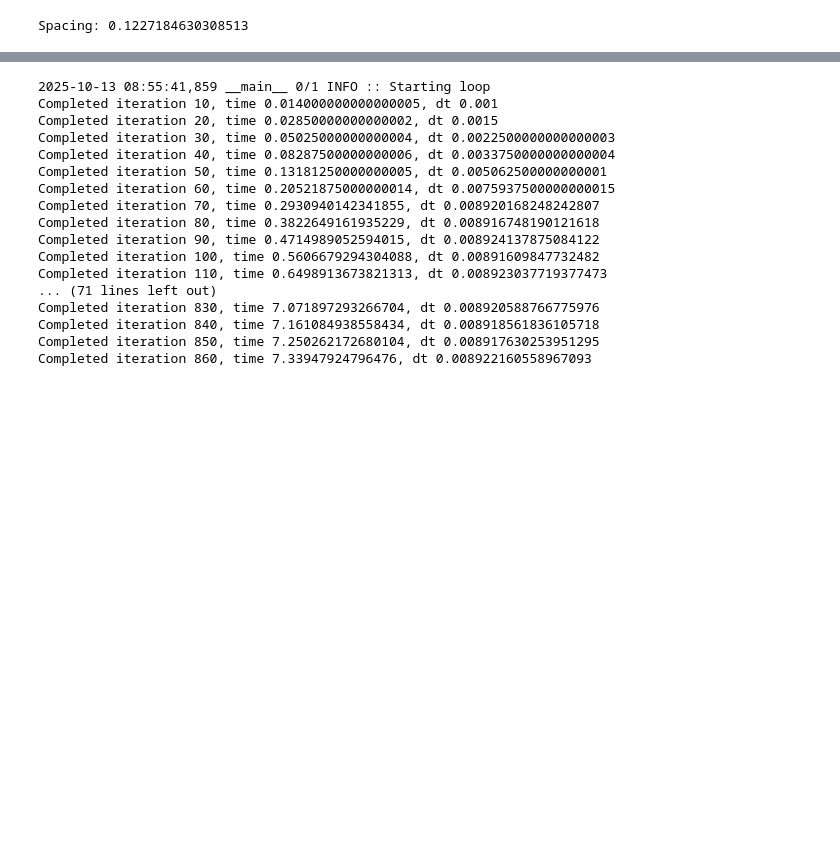
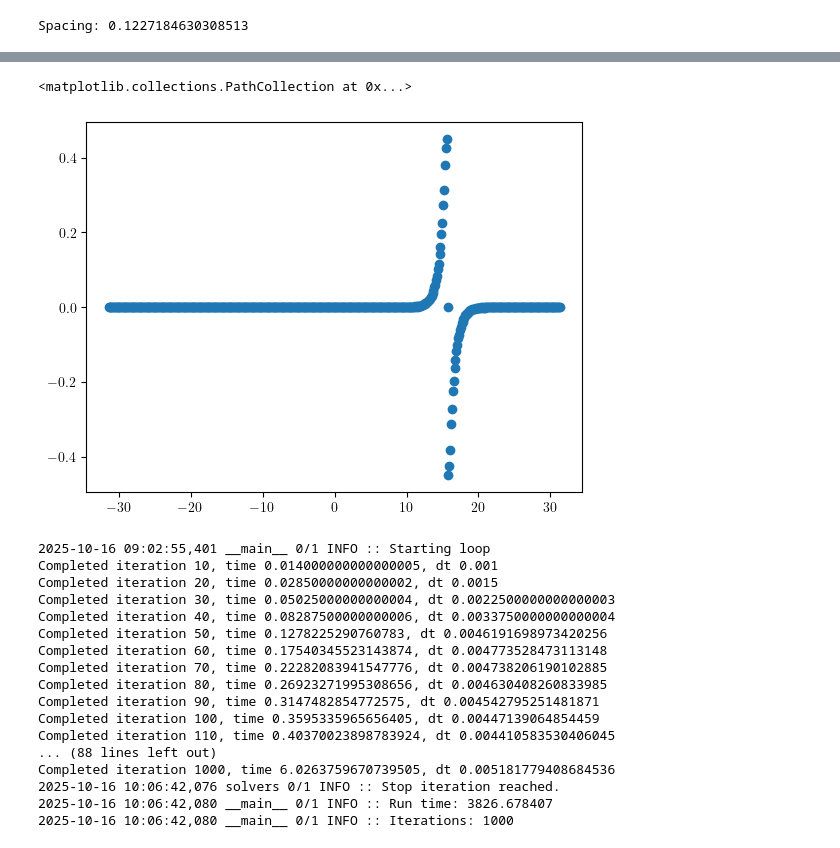
Before and after one commit to leopidolite/dedalus, a Jupyter notebook: SWE_IVP_.ipynb, the cells around one changed output, grey strips where cells are left out. Saved outputs shown, nothing was run; the diff lists cells and outputs as text; code cells hidden in the pictures; blank space fills up the shorter version.

```diff
--- a/SWE_IVP_.ipynb
+++ b/SWE_IVP_.ipynb
@@ -337,5 +253,10 @@ solver = problem.build_solver('RK222')
+# %%
+plt.scatter(y, h['g'][1])
+# %% [output]
+<matplotlib.collections.PathCollection at 0x...>
+[figure, added]
 # %%
-solver.stop_sim_time = 10
+solver.stop_sim_time = 50
 solver.stop_wall_time = np.inf
 solver.stop_iteration = 1000
 
@@ -365,32 +286,31 @@ while solver.proceed:
     u_list.append(np.copy(u['g']))
     h_list.append(np.copy(h['g']))
 
+
     if solver.iteration % 10 == 0:
         print('Completed iteration {}, time {}, dt {}'.format(solver.iteration, t_list[-1], dt))
 
 end_time = time.time()
 
-# np.set_array(np.ravel(u['g'].T))
-# display.clear_output()
-# Print statistics
+
 logger.info('Run time: %f' %(end_time-start_time))
 
 logger.info('Iterations: %i' %solver.iteration)
 # %% [output]
-2025-10-13 08:55:41,859 __main__ 0/1 INFO :: Starting loop
+2025-10-16 09:02:55,401 __main__ 0/1 INFO :: Starting loop
 Completed iteration 10, time 0.014000000000000005, dt 0.001
 Completed iteration 20, time 0.02850000000000002, dt 0.0015
 Completed iteration 30, time 0.05025000000000004, dt 0.0022500000000000003
 Completed iteration 40, time 0.08287500000000006, dt 0.0033750000000000004
-Completed iteration 50, time 0.13181250000000005, dt 0.005062500000000001
-Completed iteration 60, time 0.20521875000000014, dt 0.0075937500000000015
-Completed iteration 70, time 0.2930940142341855, dt 0.008920168248242807
-Completed iteration 80, time 0.3822649161935229, dt 0.008916748190121618
-Completed iteration 90, time 0.4714989052594015, dt 0.008924137875084122
-Completed iteration 100, time 0.5606679294304088, dt 0.00891609847732482
-Completed iteration 110, time 0.6498913673821313, dt 0.008923037719377473
-... (71 lines left out)
-Completed iteration 830, time 7.071897293266704, dt 0.008920588766775976
-Completed iteration 840, time 7.161084938558434, dt 0.008918561836105718
-Completed iteration 850, time 7.250262172680104, dt 0.008917630253951295
-Completed iteration 860, time 7.33947924796476, dt 0.008922160558967093
+Completed iteration 50, time 0.1278225290760783, dt 0.0046191698973420256
+Completed iteration 60, time 0.17540345523143874, dt 0.004773528473113148
+Completed iteration 70, time 0.22282083941547776, dt 0.004738206190102885
+Completed iteration 80, time 0.26923271995308656, dt 0.004630408260833985
+Completed iteration 90, time 0.3147482854772575, dt 0.004542795251481871
+Completed iteration 100, time 0.3595335965656405, dt 0.00447139064854459
+Completed iteration 110, time 0.40370023898783924, dt 0.004410583530406045
+... (88 lines left out)
+Completed iteration 1000, time 6.0263759670739505, dt 0.005181779408684536
+2025-10-16 10:06:42,076 solvers 0/1 INFO :: Stop iteration reached.
+2025-10-16 10:06:42,080 __main__ 0/1 INFO :: Run time: 3826.678407
+2025-10-16 10:06:42,080 __main__ 0/1 INFO :: Iterations: 1000
```
Also changed, not shown: parts of 16 cells of this notebook.
